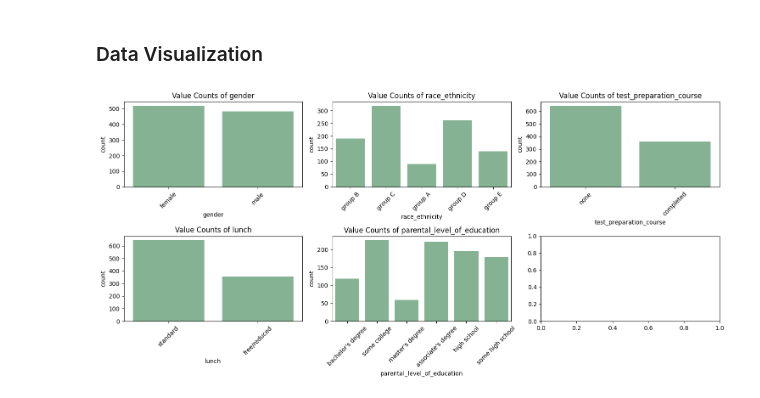
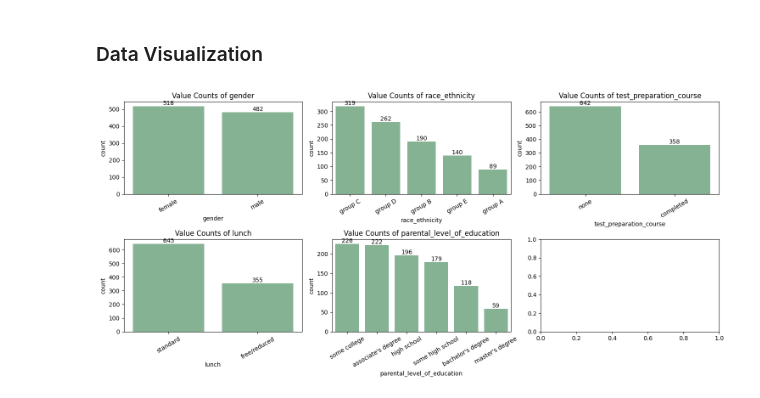
Before and after one commit to SuyogSP/mlpipeline, a Jupyter notebook: notebook/eda.ipynb, the cells around one changed output. Drawn from its saved outputs; the diff is of its cells as text; code cells hidden in the pictures.

Commit message:
eda visualizations

```diff
--- a/notebook/eda.ipynb
+++ b/notebook/eda.ipynb
@@ -96,14 +97,22 @@ df.describe()
+# %%
+df['total_score'] = df['math_score'] + df['reading_score'] + df['writing_score']
+
+df['average_score'] = df['total_score']/3
 # %% [markdown]
 ### Data Visualization
 # %%
 def get_count_plots(df, cols_list,n_row,n_col,x_size,y_size):
+    '''
+    Plot value counts of muliple columns
+    '''
     fig, axs = plt.subplots(n_row, n_col, figsize=(x_size, y_size))
     i = 0
     for col in cols_list:
         i += 1
         plt.subplot(n_row,n_col,i)
-        sns.countplot(data=df, x=col)
+        ax = sns.countplot(data=df, x=col, order=df[col].value_counts().index)
         plt.title(f'Value Counts of {col}')
-        plt.xticks(rotation=45)
+        plt.xticks(rotation=30)
+        ax.bar_label(ax.containers[0])
     fig.tight_layout()
     plt.show()
@@ -112,4 +119,10 @@ sns.set_palette("crest")
 # %%
-get_count_plots(df,['gender','race_ethnicity','test_preparation_course','lunch','parental_level_of_education'],2,3,15,7)
+cols_list = ['gender','race_ethnicity','test_preparation_course','lunch','parental_level_of_education']
+n_row = 2
+n_col = 3
+x_size = 15
+y_size = 7
-# %% [output]
-[figure, removed]
+# %%
+get_count_plots(df,cols_list,n_row,n_col,x_size,y_size)
+# %% [output]
+[figure, added]
```
Also changed, not shown: parts of 6 cells of this notebook.
